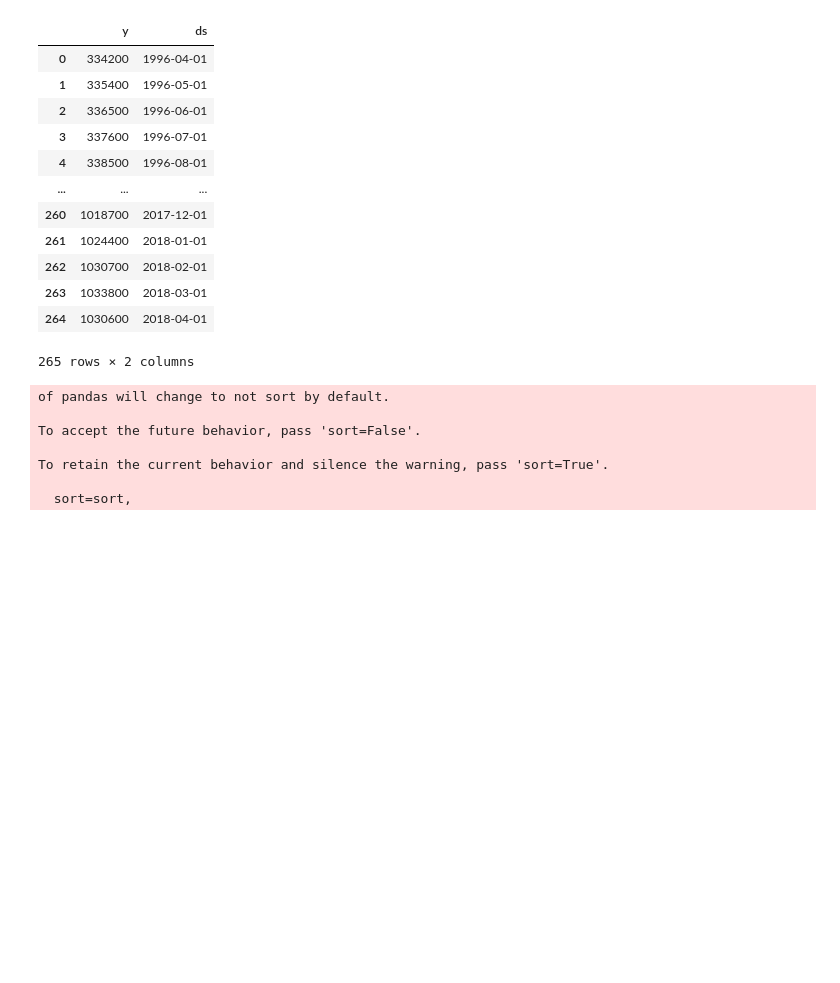
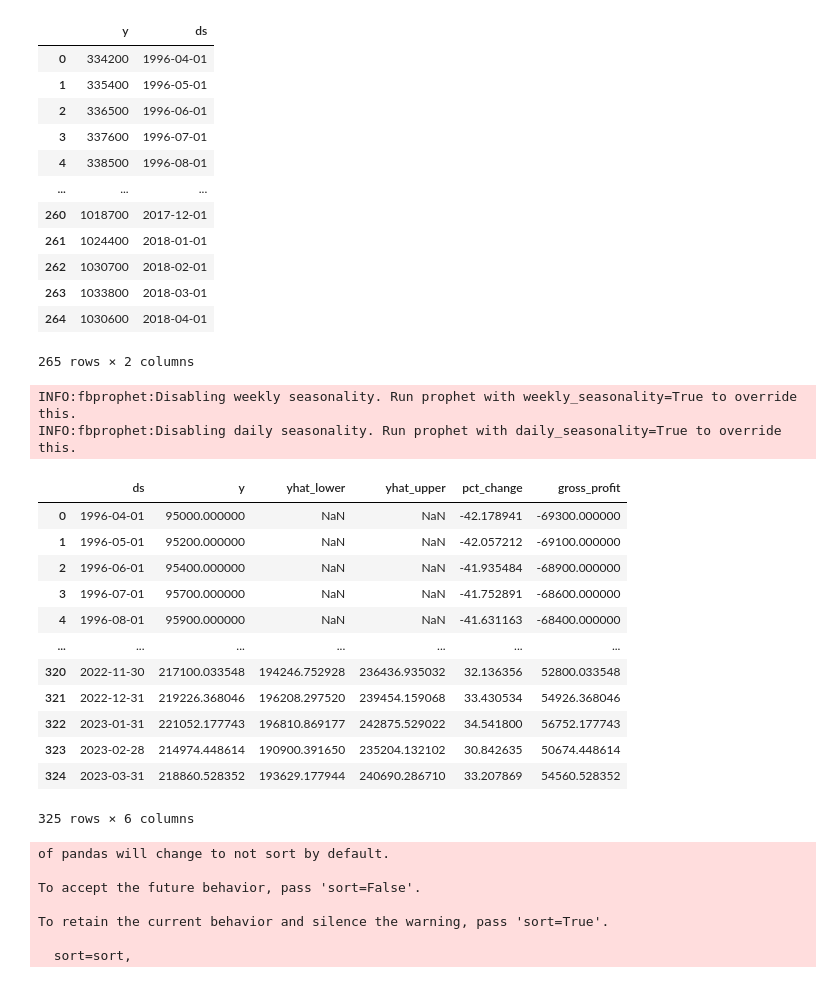
Before and after one commit to butlerbt/zipcode_time_series, a Jupyter notebook: notebooks/exploratory/starter_notebook.ipynb, the cells around one changed output. Saved outputs shown, nothing was run; the diff lists cells and outputs as text; code cells hidden in the pictures; blank space fills up the shorter version.

```diff
--- a/notebooks/exploratory/starter_notebook.ipynb
+++ b/notebooks/exploratory/starter_notebook.ipynb
@@ -135,6 +202,35 @@ def most_recent_value(df):
         i -= 1
 
     return df.iloc[i]['y']
+# %%
+def combine_dataframes(df, forecast):
+    """This function combines the original dataframe with data from one zipcode and the forecasted values from the
+    Prophet analysis into a single DataFrame. It also adds new columns for percent change from the last value in
+    the original dataframe and the estimated gross profit."""
+    forecast.rename(columns={'yhat': 'y'}, inplace = True)
+    forecast_subset = forecast[forecast['ds']>'2018-04-01'][['ds','y', 'yhat_lower', 'yhat_upper']]
+    df_appended = df.append(forecast_subset, sort = True)
+    df_appended['pct_change'] = ((df_appended['y']-most_recent_value(df))/most_recent_value(df))*100
+    df_appended['gross_profit'] = (df_appended['y']-most_recent_value(df))
+    return df_appended
+# %%
+combine_dataframes(one_zipcode(df, 5), Prophet_analysis(one_zipcode(df, 5)))
+# %% [output]
+INFO:fbprophet:Disabling weekly seasonality. Run prophet with weekly_seasonality=True to override this.
+INFO:fbprophet:Disabling daily seasonality. Run prophet with daily_seasonality=True to override this.
+|  | ds | y | yhat_lower | yhat_upper | pct_change | gross_profit |
+| 0 | 1996-04-01 | 95000.000000 | NaN | NaN | -42.178941 | -69300.000000 |
+| 1 | 1996-05-01 | 95200.000000 | NaN | NaN | -42.057212 | -69100.000000 |
+| 2 | 1996-06-01 | 95400.000000 | NaN | NaN | -41.935484 | -68900.000000 |
+| 3 | 1996-07-01 | 95700.000000 | NaN | NaN | -41.752891 | -68600.000000 |
+| 4 | 1996-08-01 | 95900.000000 | NaN | NaN | -41.631163 | -68400.000000 |
+| ... | ... | ... | ... | ... | ... | ... |
+| 320 | 2022-11-30 | 217100.033548 | 194246.752928 | 236436.935032 | 32.136356 | 52800.033548 |
+| 321 | 2022-12-31 | 219226.368046 | 196208.297520 | 239454.159068 | 33.430534 | 54926.368046 |
+| 322 | 2023-01-31 | 221052.177743 | 196810.869177 | 242875.529022 | 34.541800 | 56752.177743 |
+| 323 | 2023-02-28 | 214974.448614 | 190900.391650 | 235204.132102 | 30.842635 | 50674.448614 |
+| 324 | 2023-03-31 | 218860.528352 | 193629.177944 | 240690.286710 | 33.207869 | 54560.528352 |
+325 rows × 6 columns
 # %%
 forecast.rename(columns={"yhat": "y"}, inplace = True)
 # %%
```
Also changed, not shown: parts of 21 cells of this notebook.
